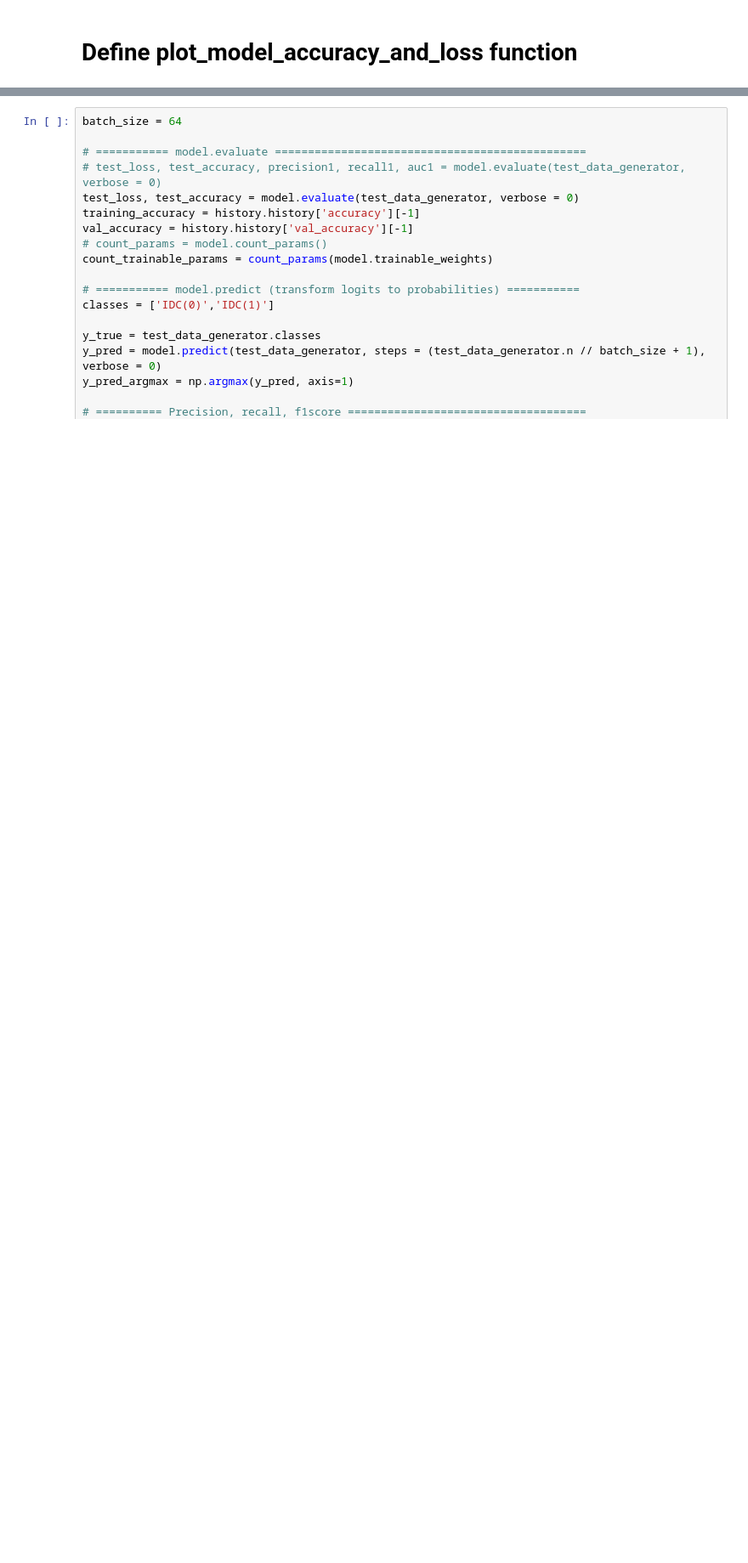
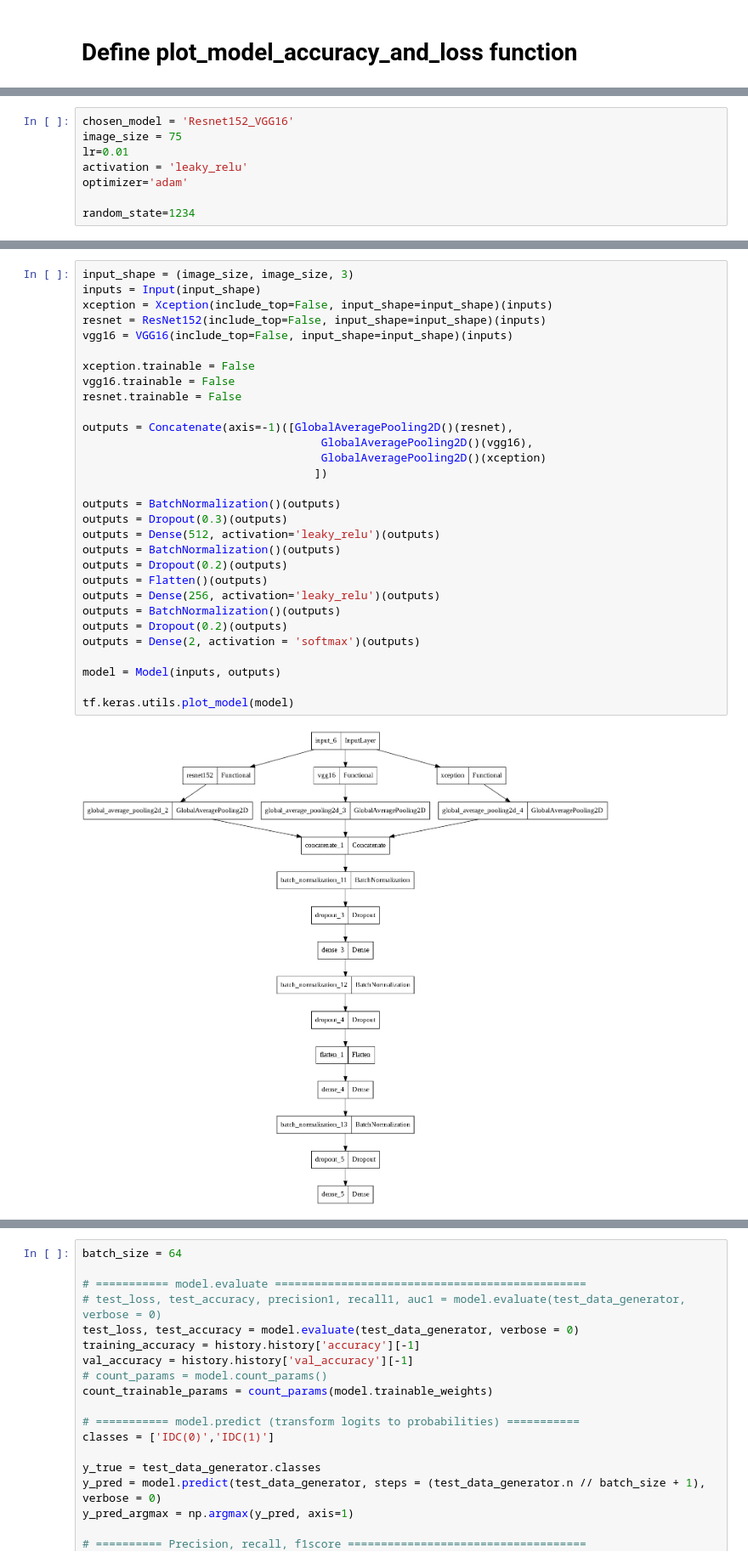
Before and after one commit to heesukjang/Income_Prediction, a Jupyter notebook: EXPERIMENT_3_CNN_Transfer_Learning_W207_Fall2022.ipynb, the cells around one changed output, grey strips where cells are left out. Shown at 85% size. Drawn from its saved outputs; the diff is of its cells as text; blank space fills up the shorter version.

```diff
--- a/EXPERIMENT_3_CNN_Transfer_Learning_W207_Fall2022.ipynb
+++ b/EXPERIMENT_3_CNN_Transfer_Learning_W207_Fall2022.ipynb
@@ -2538,0 +760,8 @@ Execution time 6.9 minutes:
+# %%
+chosen_model = 'Resnet152_VGG16'
+image_size = 75
+lr=0.01
+activation = 'leaky_relu'
+optimizer='adam'
+
+random_state=1234
@@ -2538,0 +770,32 @@ Execution time 6.9 minutes:
+# %%
+input_shape = (image_size, image_size, 3)
+inputs = Input(input_shape)
+xception = Xception(include_top=False, input_shape=input_shape)(inputs)
+resnet = ResNet152(include_top=False, input_shape=input_shape)(inputs)
+vgg16 = VGG16(include_top=False, input_shape=input_shape)(inputs)
+
+xception.trainable = False
+vgg16.trainable = False
+resnet.trainable = False
+
+outputs = Concatenate(axis=-1)([GlobalAveragePooling2D()(resnet),
+                                    GlobalAveragePooling2D()(vgg16),
+                                    GlobalAveragePooling2D()(xception)
+                                   ])
+
+outputs = BatchNormalization()(outputs)
+outputs = Dropout(0.3)(outputs)
+outputs = Dense(512, activation='leaky_relu')(outputs)
+outputs = BatchNormalization()(outputs)
+outputs = Dropout(0.2)(outputs)
+outputs = Flatten()(outputs)
+outputs = Dense(256, activation='leaky_relu')(outputs)
+outputs = BatchNormalization()(outputs)
+outputs = Dropout(0.2)(outputs)
+outputs = Dense(2, activation = 'softmax')(outputs)
+
+model = Model(inputs, outputs)
+
+tf.keras.utils.plot_model(model)
+# %% [output]
+[figure, added]
```
Also changed, not shown: parts of 107 cells of this notebook.
